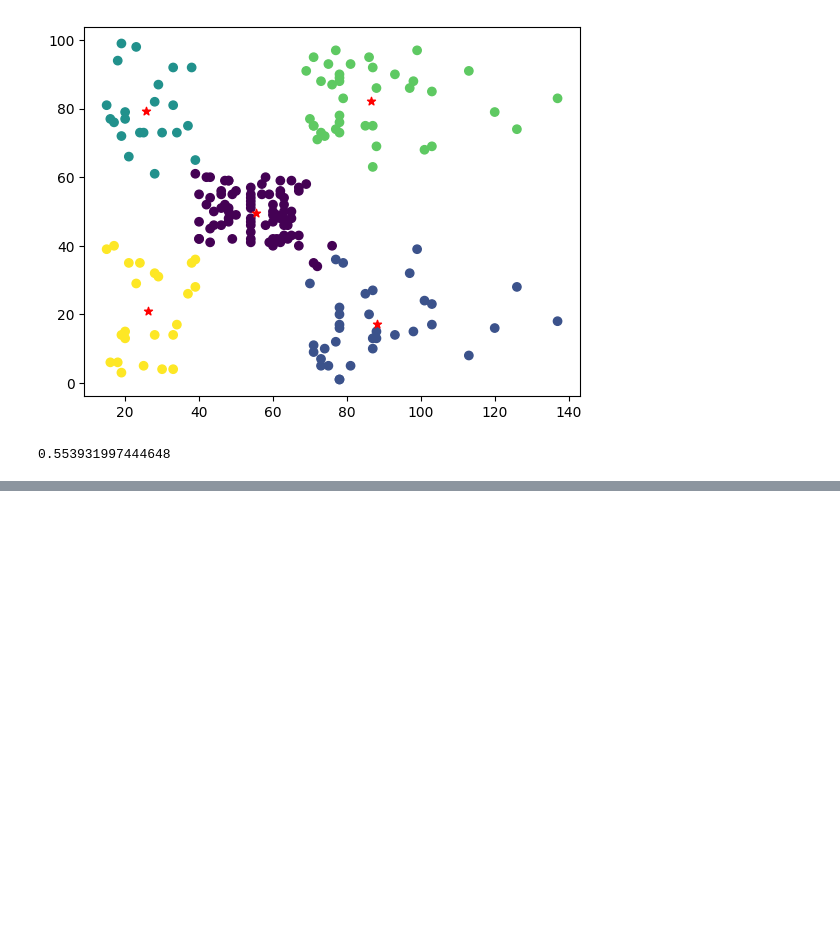
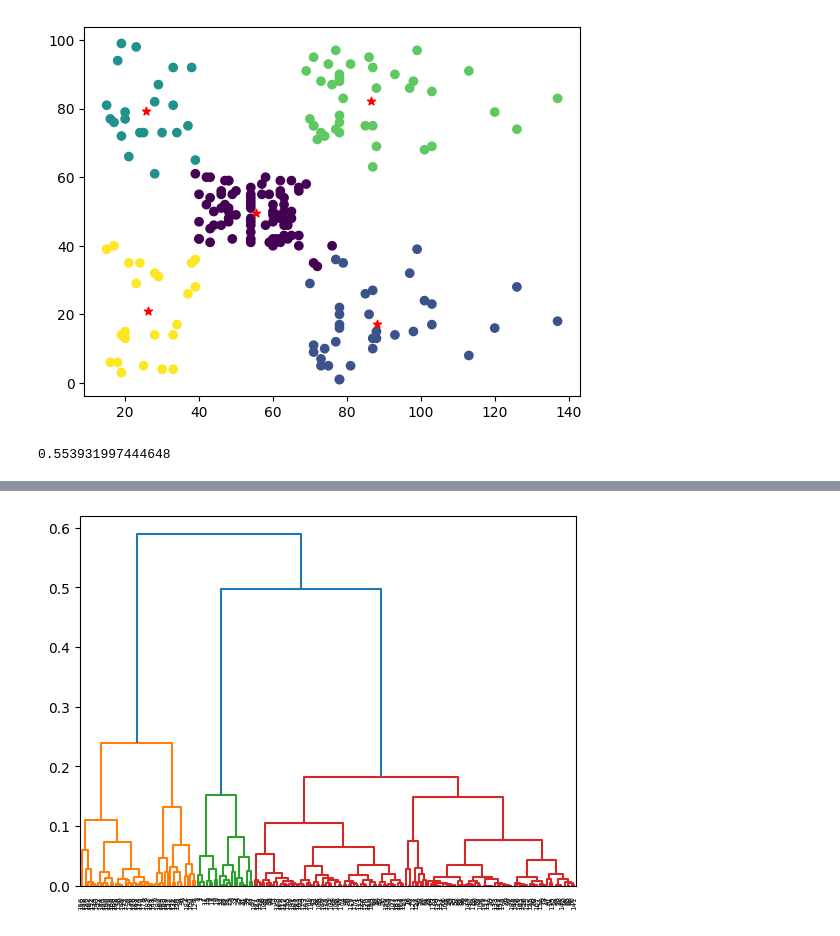
Before and after one commit to Nav-ee-n/k-means-cluster-practice, a Jupyter notebook: kmeanscluster.ipynb, the cells around one changed output, grey strips where cells are left out. Cells and saved outputs as stored; diff of their text form; code cells hidden in the pictures; blank space fills up the shorter version.

```diff
--- a/kmeanscluster.ipynb
+++ b/kmeanscluster.ipynb
@@ -123,3 +123,9 @@ from sklearn.metrics import silhouette_score
 print(silhouette_score(x,y_predict))
 # %% [output]
 0.553931997444648
+# %%
+from sklearn.preprocessing import normalize
+
+data=normalize(x)
+
+data
@@ -125,0 +152,4 @@ print(silhouette_score(x,y_predict))
+# %%
+dend=shc.dendrogram(shc.linkage(data,"average"))
+# %% [output]
+[figure, added]
```
Also changed, not shown: parts of 6 cells of this notebook.
